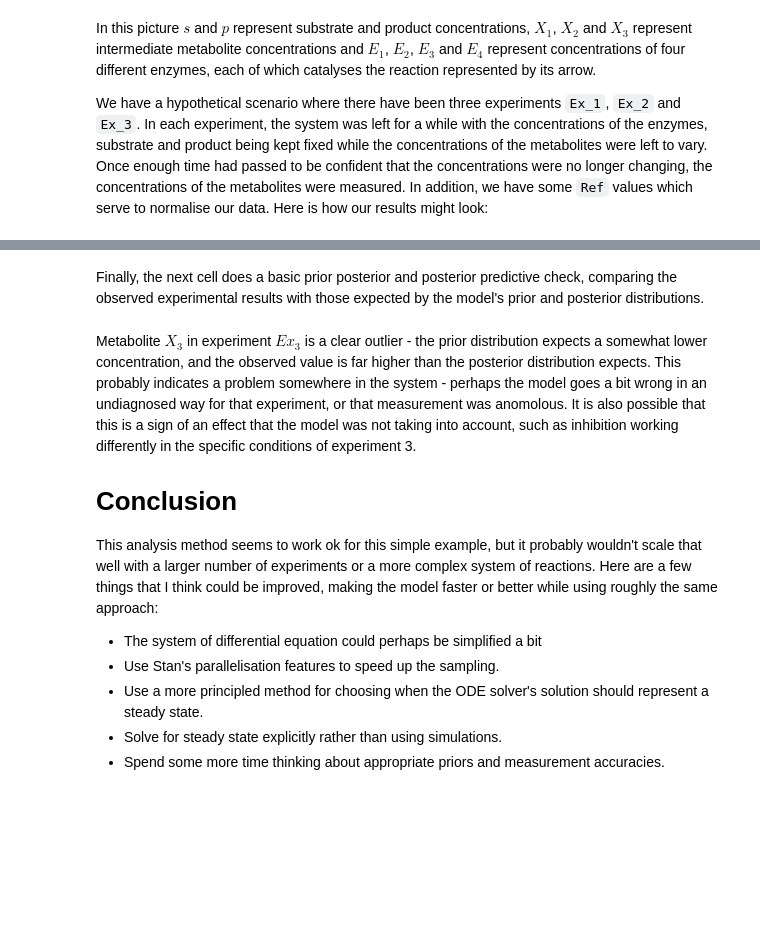
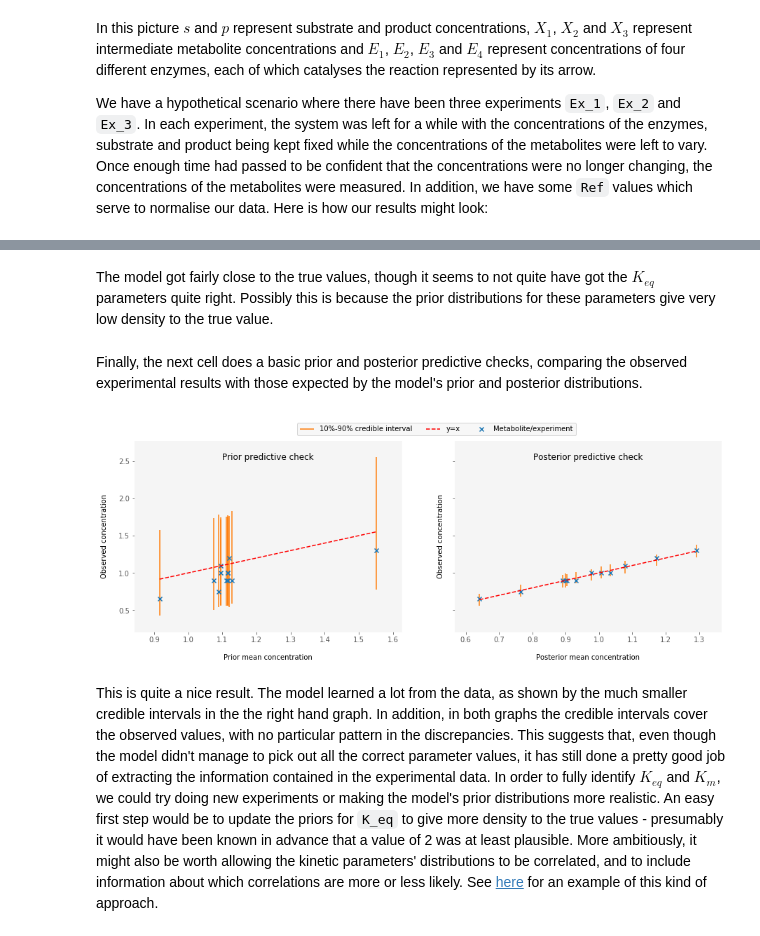
Before and after one commit to teddygroves/stan_ode_example, a Jupyter notebook: Stan steady state example.ipynb, the cells around one changed output, grey strips where cells are left out. Cells and saved outputs as stored; diff of their text form; code cells hidden in the pictures; blank space fills up the shorter version.

```diff
--- a/Stan steady state example.ipynb
+++ b/Stan steady state example.ipynb
@@ -294,40 +327,35 @@ plt.savefig('output/K_I_histogram.png')
+# %% [markdown]
+The model got fairly close to the true values, though it seems to not quite have got the $K_{eq}$ parameters quite right. Possibly this is because the prior distributions for these parameters give very low density to the true value.
 # %% [markdown]
-Finally, the next cell does a basic prior posterior and posterior predictive check, comparing the observed experimental results with those expected by the model's prior and posterior distributions.
+Finally, the next cell does a basic prior and posterior predictive checks, comparing the observed experimental results with those expected by the model's prior and posterior distributions.
 # %%
 obs = infd.observed_data.to_dataframe()
-posterior_pred = infd.posterior_predictive['final_metabolite_concentration_pred'].to_dataframe()
-prior_pred = infd.prior_predictive['final_metabolite_concentration_pred'].to_dataframe()
+posterior_pred = infd.posterior_predictive['metabolite_pred'].to_dataframe()
+prior_pred = infd.prior_predictive['metabolite_pred'].to_dataframe()
 
 g_posterior = posterior_pred.groupby(['experiments', 'metabolites'])
 g_prior =  prior_pred.groupby(['experiments', 'metabolites'])
 
-f, axes = plt.subplots(1, 2, figsize=[15, 5])
+f, axes = plt.subplots(1, 2, figsize=[15, 5], sharey=True)
 
 for ax, g, name in zip(axes, [g_prior, g_posterior], ['prior', 'posterior']):
-    lower = g['final_metabolite_concentration_pred'].quantile(0.1).rename('lower')
-    mean = g['final_metabolite_concentration_pred'].mean().rename('mean')
-    upper = g['final_metabolite_concentration_pred'].quantile(0.9).rename('upper')
+    lower = g['metabolite_pred'].quantile(0.1).rename('lower')
+    mean = g['metabolite_pred'].mean().rename('mean')
+    upper = g['metabolite_pred'].quantile(0.9).rename('upper')
 
     xx = np.linspace(mean.min(), mean.max(), 10)
+    scatter = ax.scatter(mean.reindex(obs.index), obs, marker='x')
     vlines = ax.vlines(mean, lower, upper, color='tab:orange', zorder=0, label='10%-90% credible interval')
-    y_equals_x_line = ax.plot(xx, xx, color='r', linestyle='--')
-    for i, row in obs.iterrows():
-        ax.text(mean.loc[i], row, '\n'.join(i), horizontalalignment='center')
-    text = ax.set(xlabel='Predicted Concentration',
-                  ylabel='Observed Concentration',
-                  title=f'{name.capitalize()} predictive check')
-    leg = ax.legend(frameon=False)
+    y_equals_x_line = ax.plot(xx, xx, color='r', linestyle='--', label='y=x')
+    text = ax.set(xlabel=f'{name.capitalize()} mean concentration',
+                  ylabel='Observed concentration')
+    title = ax.set_title(f'{name.capitalize()} predictive check', y=0.8)
 
+plt.figlegend([vlines, y_equals_x_line[0], scatter],
+              ['10%-90% credible interval', 'y=x', 'Metabolite/experiment'],
+              ncol=3, loc='lower center', bbox_to_anchor=[0.45, 0.9])
 plt.savefig('output/checks.png')
+# %% [output]
+[figure, added]
-# %% [markdown]
-Metabolite $X_3$ in experiment $Ex_3$ is a clear outlier - the prior distribution expects a somewhat lower concentration, and the observed value is far higher than the posterior distribution expects. This probably indicates a problem somewhere in the system - perhaps the model goes a bit wrong in an undiagnosed way for that experiment, or that measurement was anomolous. It is also possible that this is a sign of an effect that the model was not taking into account, such as inhibition working differently in the specific conditions of experiment 3.
-
-# Conclusion
-
-This analysis method seems to work ok for this simple example, but it probably wouldn't scale that well with a larger number of experiments or a more complex system of reactions. Here are a few things that I think could be improved, making the model faster or better while using roughly the same approach:
-
-- The system of differential equation could perhaps be simplified a bit
-- Use Stan's parallelisation features to speed up the sampling.
-- Use a more principled method for choosing when the ODE solver's solution should represent a steady state.
-- Solve for steady state explicitly rather than using simulations.
-- Spend some more time thinking about appropriate priors and measurement accuracies.
+# %% [markdown]
+This is quite a nice result. The model learned a lot from the data, as shown by the much smaller credible intervals in the the right hand graph. In addition, in both graphs the credible intervals cover the observed values, with no particular pattern in the discrepancies. This suggests that, even though the model didn't manage to pick out all the correct parameter values, it has still done a pretty good job of extracting the information contained in the experimental data. In order to fully identify $K_{eq}$ and $K_{m}$, we could try doing new experiments or making the model's prior distributions more realistic. An easy first step would be to update the priors for `K_eq` to give more density to the true values - presumably it would have been known in advance that a value of 2 was at least plausible. More ambitiously, it might also be worth allowing the kinetic parameters' distributions to be correlated, and to include information about which correlations are more or less likely. See [here](https://github.com/markusheinonen/bamfa) for an example of this kind of approach.
```
Also changed, not shown: parts of 19 cells of this notebook, 7 other files.
